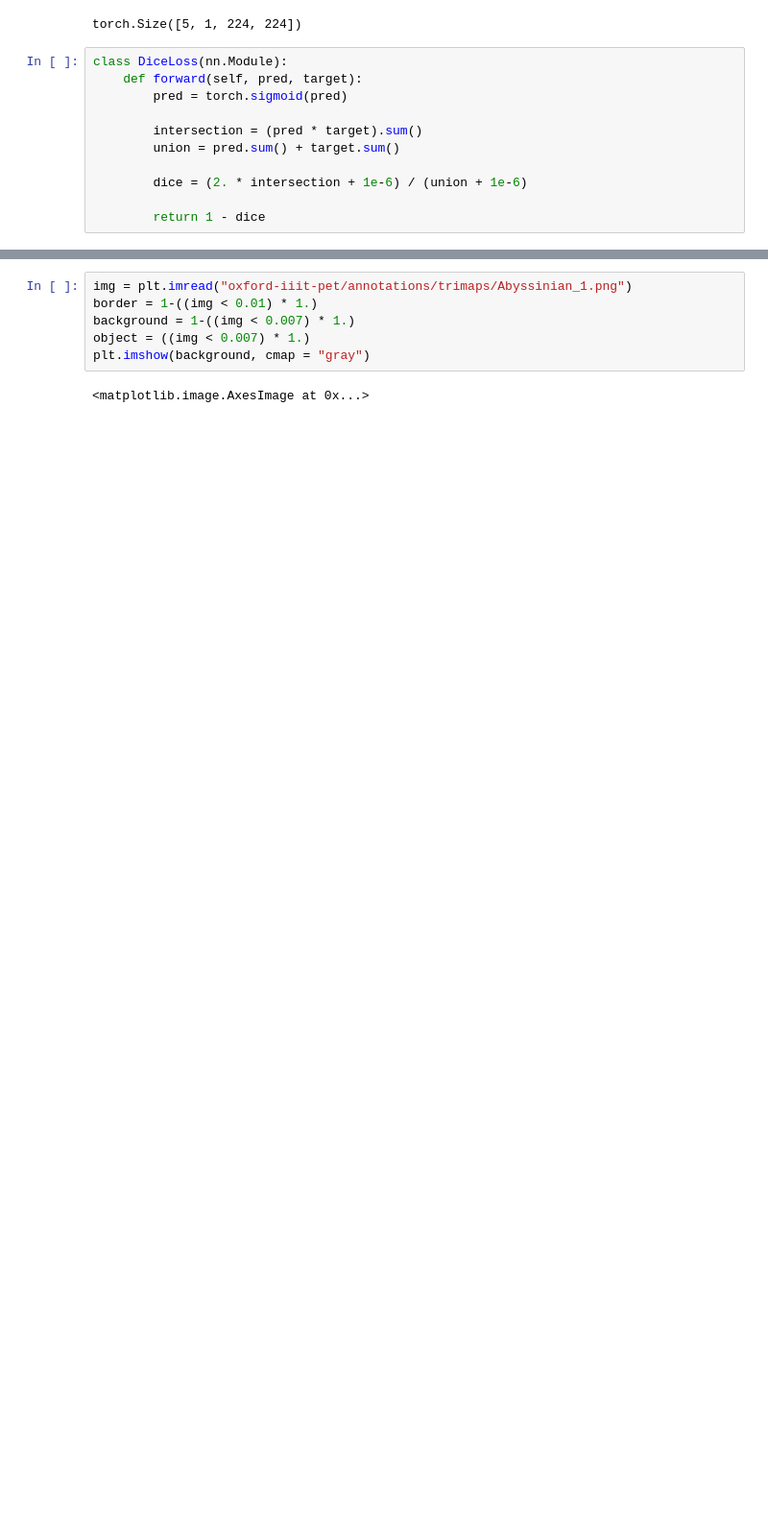
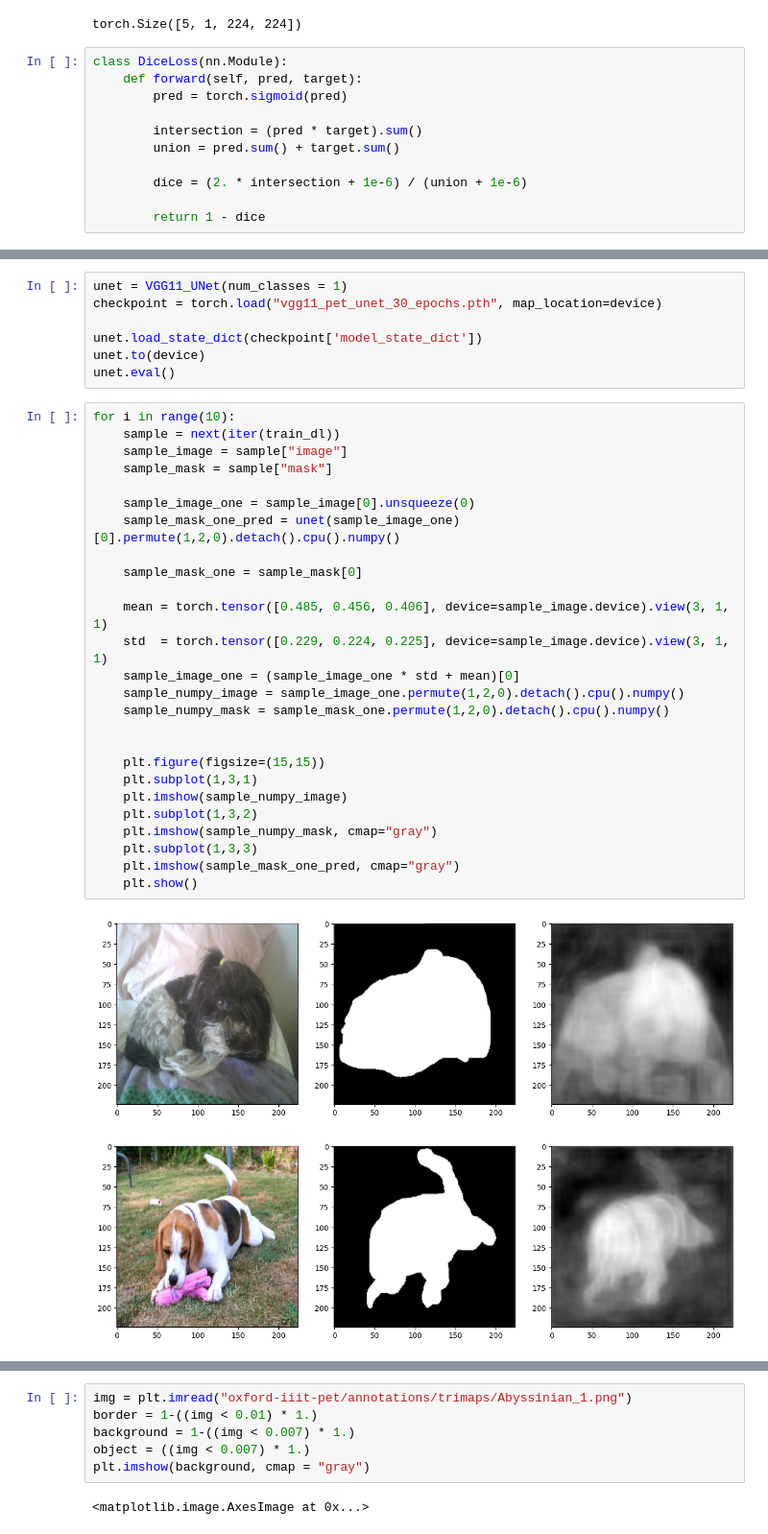
Before and after one commit to Mafaz03/Object-Detection-from-scratch, a Jupyter notebook: test_models.ipynb, the cells around one changed output, grey strips where cells are left out. Shown at 96% size. Drawn from its saved outputs; the diff is of its cells as text; blank space fills up the shorter version.

Commit message:
unet training complete

```diff
--- a/test_models.ipynb
+++ b/test_models.ipynb
@@ -628,0 +617,36 @@ tensor(0.7569)
+# %%
+unet = VGG11_UNet(num_classes = 1)
+checkpoint = torch.load("vgg11_pet_unet_30_epochs.pth", map_location=device)
+
+unet.load_state_dict(checkpoint['model_state_dict'])
+unet.to(device)
+unet.eval()
+# %%
+for i in range(10):
+    sample = next(iter(train_dl))
+    sample_image = sample["image"]
+    sample_mask = sample["mask"]
+
+    sample_image_one = sample_image[0].unsqueeze(0)
+    sample_mask_one_pred = unet(sample_image_one)[0].permute(1,2,0).detach().cpu().numpy()
+
+    sample_mask_one = sample_mask[0]
+
+    mean = torch.tensor([0.485, 0.456, 0.406], device=sample_image.device).view(3, 1, 1)
+    std  = torch.tensor([0.229, 0.224, 0.225], device=sample_image.device).view(3, 1, 1)
+    sample_image_one = (sample_image_one * std + mean)[0]
+    sample_numpy_image = sample_image_one.permute(1,2,0).detach().cpu().numpy()
+    sample_numpy_mask = sample_mask_one.permute(1,2,0).detach().cpu().numpy()
+
+
+    plt.figure(figsize=(15,15))
+    plt.subplot(1,3,1)
+    plt.imshow(sample_numpy_image)
+    plt.subplot(1,3,2)
+    plt.imshow(sample_numpy_mask, cmap="gray")
+    plt.subplot(1,3,3)
+    plt.imshow(sample_mask_one_pred, cmap="gray")
+    plt.show()
+# %% [output]
+[figure, added]
+[figure, added]
```
Also changed, not shown: parts of 8 cells of this notebook.
